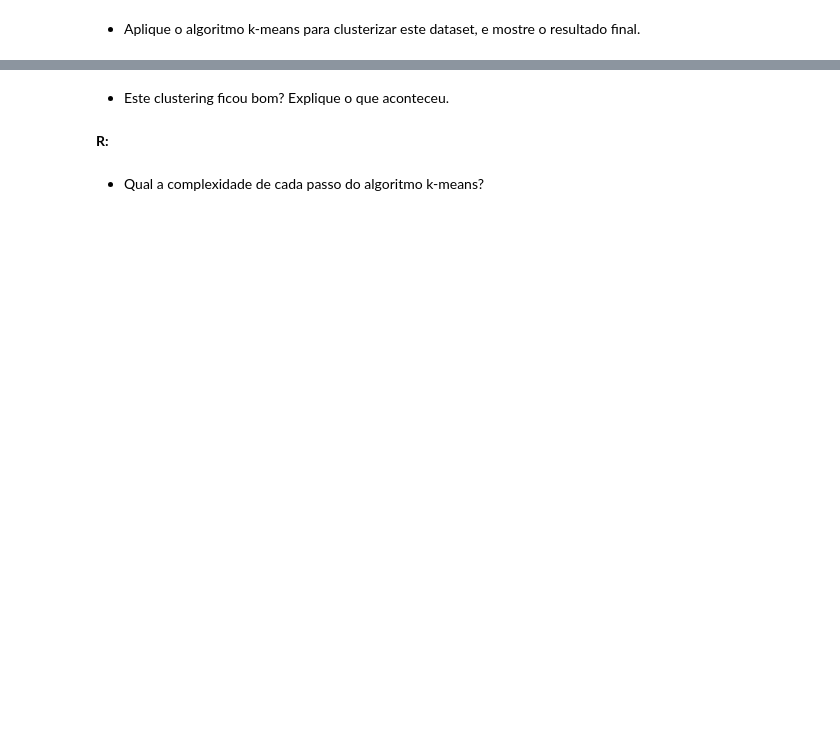
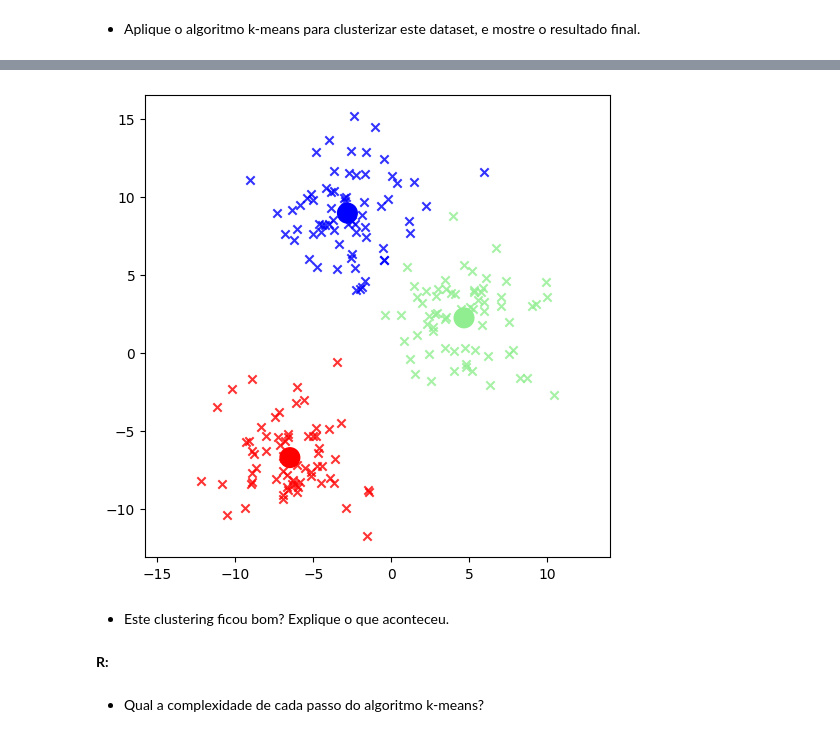
Before and after one commit to LucaMizrahi/MachineLearning, a Jupyter notebook: Aula17_Clustering/Aula_16.ipynb, the cells around one changed output, grey strips where cells are left out. Cells and saved outputs as stored; diff of their text form; code cells hidden in the pictures; blank space fills up the shorter version.

```diff
--- a/Aula17_Clustering/Aula_16.ipynb
+++ b/Aula17_Clustering/Aula_16.ipynb
@@ -311,3 +332,29 @@ plt.show()
+# %%
+np.random.seed(RANDOM_SEED)
+C = k_means(X, k, C_init=C)
+
+cluster = atualiza_cluster(X, C)
+
+plt.figure(figsize=(6, 6))
+for i in range(k):
+    idx = cluster == i
+    plt.scatter(
+        X[idx, 0],
+        X[idx, 1],
+        c=colors[i],
+        marker='x',
+        alpha=0.8,
+    )
+plt.scatter(
+    C[:, 0],
+    C[:, 1],
+    c=colors,
+    s=200,
+)
+plt.axis('equal')
+plt.show()
+# %% [output]
+[figure, added]
 # %% [markdown]
 - Este clustering ficou bom? Explique o que aconteceu.
 # %% [markdown]
```
Also changed, not shown: parts of 16 cells of this notebook.
